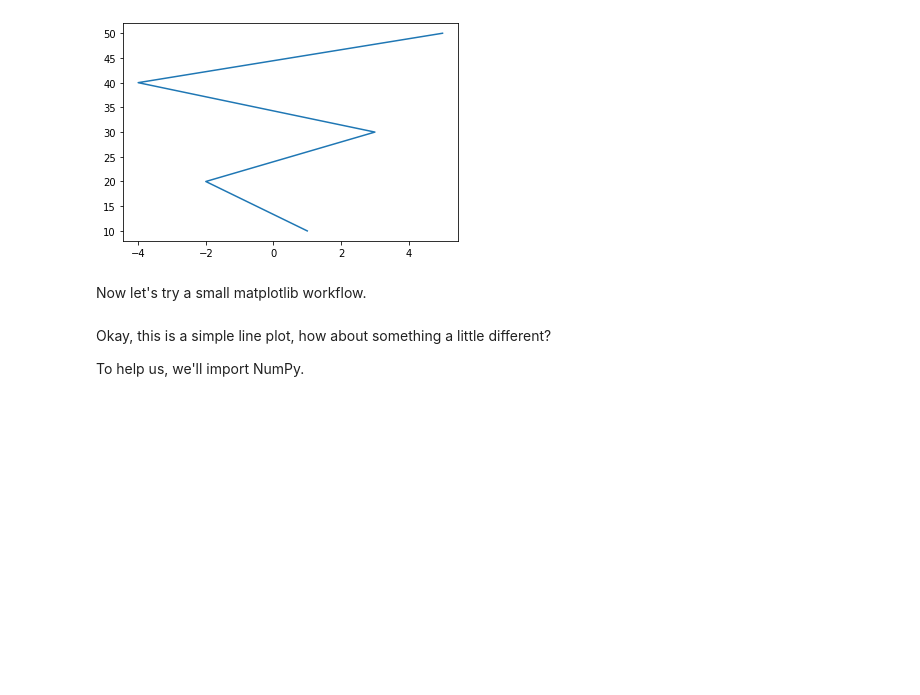
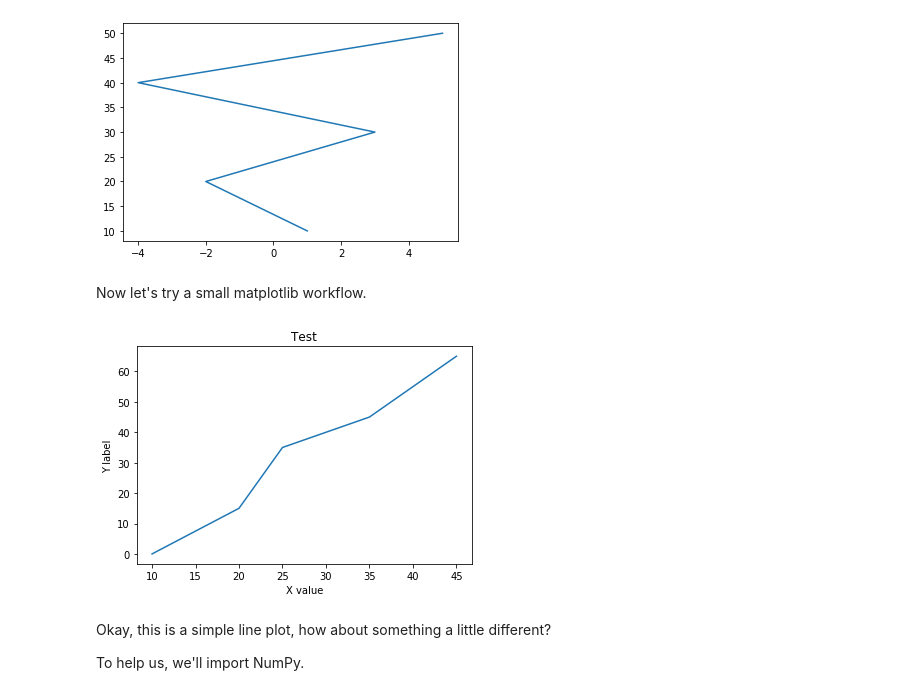
Before and after one commit to elimarmacena/ml-ds-zero2master, a Jupyter notebook: data_project/matplotlib-exercises.ipynb, the cells around one changed output. Saved outputs shown, nothing was run; the diff lists cells and outputs as text; code cells hidden in the pictures; blank space fills up the shorter version.

Commit message:
UPDATE:end of the matplot exercise

```diff
--- a/data_project/matplotlib-exercises.ipynb
+++ b/data_project/matplotlib-exercises.ipynb
@@ -57,21 +57,25 @@ axis.plot(x_list,y_list)
 Now let's try a small matplotlib workflow.
 # %%
 # Import and get matplotlib ready
-
+from matplotlib import pyplot as plt
+%matplotlib inline
 
 # Prepare data (create two lists of 5 numbers, X & y)
-
+list_x = [10, 20, 25, 35, 45]
+list_y = [0, 15, 35, 45, 65]
 
 # Setup figure and axes using plt.subplots()
-
+fig, ax = plt.subplots()
 
 # Add data (X, y) to axes
-
+ax.plot(list_x, list_y)
 
 # Customize plot by adding a title, xlabel and ylabel
-
-
+ax.set(title='Test', xlabel='X value', ylabel='Y label')
 # Save the plot to file using fig.savefig()
+fig.savefig('./images/save_test.png')
+# %% [output]
+[figure, added]
 # %% [markdown]
 Okay, this is a simple line plot, how about something a little different?
 
```
Also changed, not shown: parts of 34 cells of this notebook, 2 other files.
